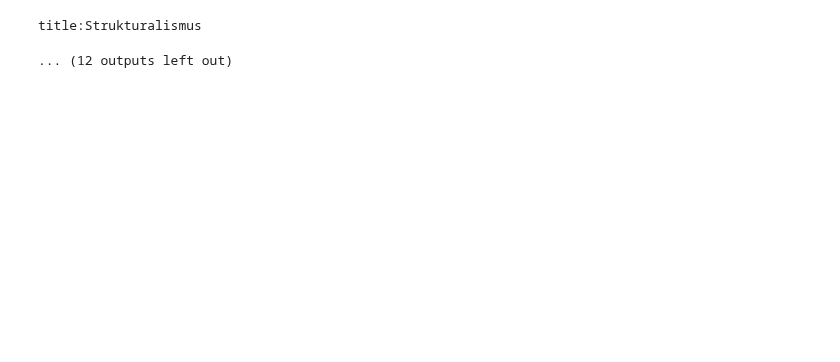
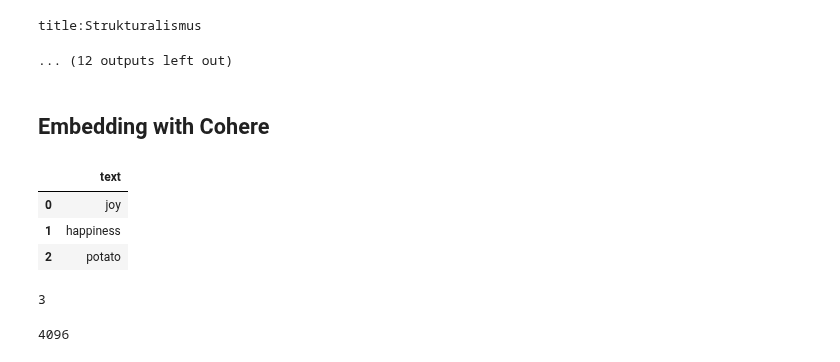
Before and after one commit to aadehamid/embeddings, a Jupyter notebook: search.ipynb, the cells around one changed output. Drawn from its saved outputs; the diff is of its cells as text; code cells hidden in the pictures; blank space fills up the shorter version.

```diff
--- a/search.ipynb
+++ b/search.ipynb
@@ -130,3 +135,19 @@ now the mechanical conception of processes yields to the question of their funct
 [interactive output not drawn]
 title:Strukturalismus
 ... (12 outputs left out)
+# %% [markdown]
+## Embedding with Cohere
+# %%
+# conside a dataset of three words
+three_words = pd.DataFrame({'text':
+  [
+      'joy',
+      'happiness',
+      'potato'
+  ]})
+three_words
+# %% [output]
+|  | text |
+| 0 | joy |
+| 1 | happiness |
+| 2 | potato |
@@ -132,0 +158,8 @@ title:Strukturalismus
+# %%
+len(three_words_emb)
+# %% [output]
+3
+# %%
+len(three_words_emb[0])
+# %% [output]
+4096
```
Also changed, not shown: parts of 10 cells of this notebook.
